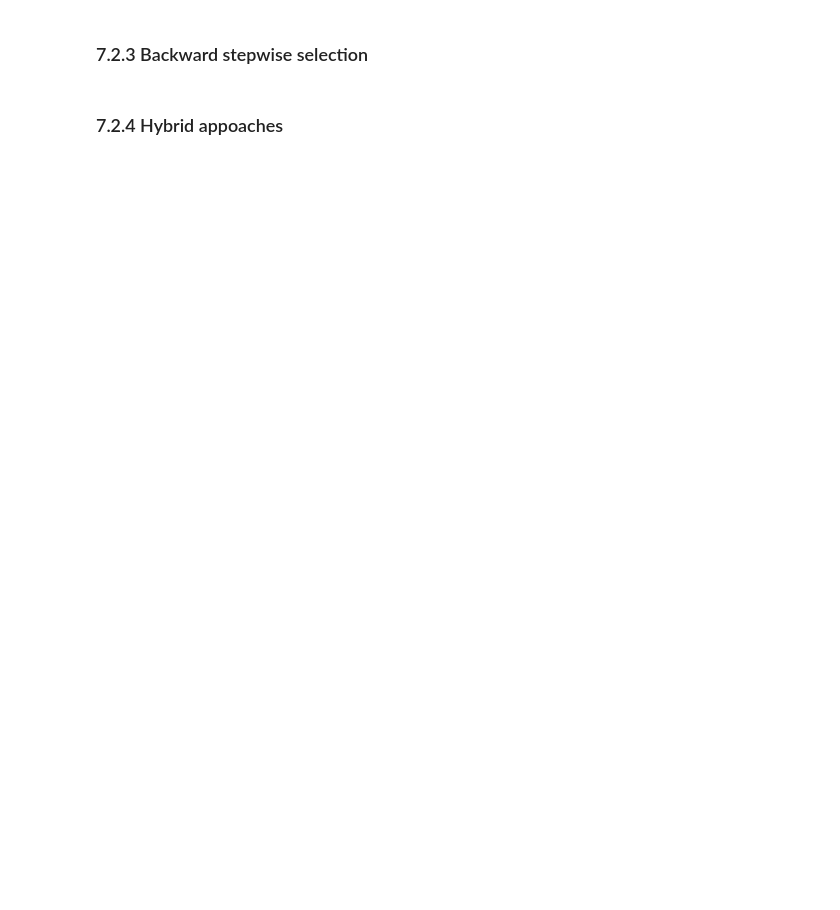
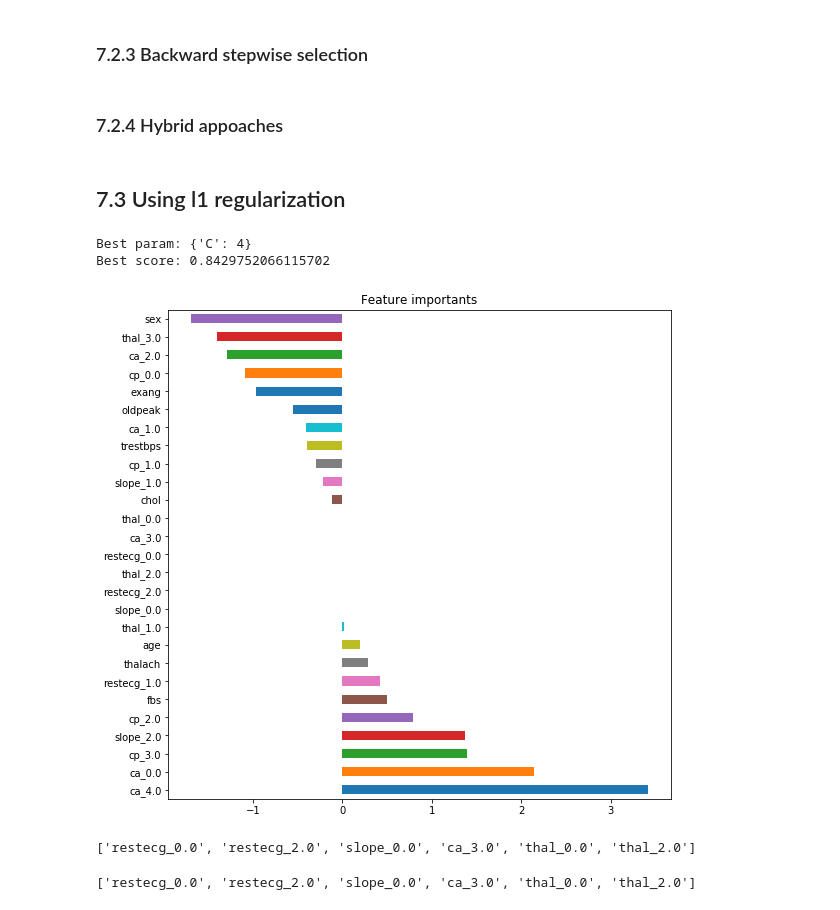
Before and after one commit to TeaKatz/Heart_Disease_UCI, a Jupyter notebook: Get_Important_Features.ipynb, the cells around one changed output. Saved outputs shown, nothing was run; the diff lists cells and outputs as text; code cells hidden in the pictures; blank space fills up the shorter version.

```diff
--- a/Get_Important_Features.ipynb
+++ b/Get_Important_Features.ipynb
@@ -147,3 +242,37 @@ F_statistic: 11.106596640480312
 ### 7.2.3 Backward stepwise selection
 # %% [markdown]
 ### 7.2.4 Hybrid appoaches
+# %% [markdown]
+## 7.3 Using l1 regularization
+# %%
+# Get best parameter for random forst model
+param_grid = {"C": list(range(1, 100, 1))}
+logis_reg = LogisticRegression(penalty="l1" ,solver="saga", max_iter=100000)
+
+clf = GridSearchCV(logis_reg, param_grid, cv=5)
+clf.fit(x_train, y_train)
+print("Best param: {}".format(clf.best_params_))
+print("Best score: {}".format(clf.best_score_))
+# %% [output]
+Best param: {'C': 4}
+Best score: 0.8429752066115702
+# %%
+logis_reg = LogisticRegression(penalty="l1" ,solver="saga", C=4, max_iter=1000)
+logis_reg.fit(x_train, y_train)
+
+# Get important festures
+feature_importants = pd.Series(logis_reg.coef_.reshape(27), index=x_train.columns)
+feature_importants_sorted = feature_importants.sort_values(ascending=False)
+feature_importants_sorted.plot(kind="barh", figsize=(9, 9))
+plt.title("Feature importants")
+plt.show()
+# %% [output]
+[figure, added]
+# %%
+[x_train.columns[index] for index in np.where(feature_importants == 0)[0]]
+# %% [output]
+['restecg_0.0', 'restecg_2.0', 'slope_0.0', 'ca_3.0', 'thal_0.0', 'thal_2.0']
+# %%
+[x_train.columns[index] for index in np.where(feature_importants == 0)[0]]
+# %% [output]
+['restecg_0.0', 'restecg_2.0', 'slope_0.0', 'ca_3.0', 'thal_0.0', 'thal_2.0']
```
Also changed, not shown: parts of 12 cells of this notebook, 1 other file.
